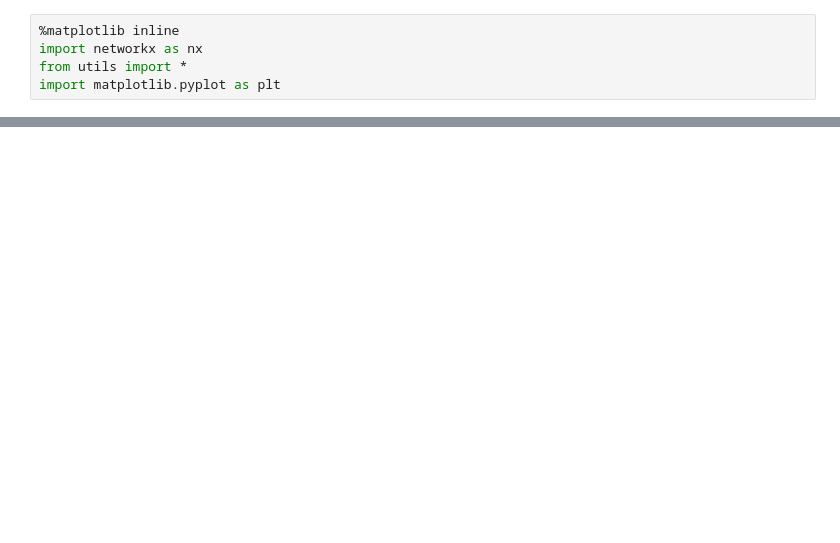
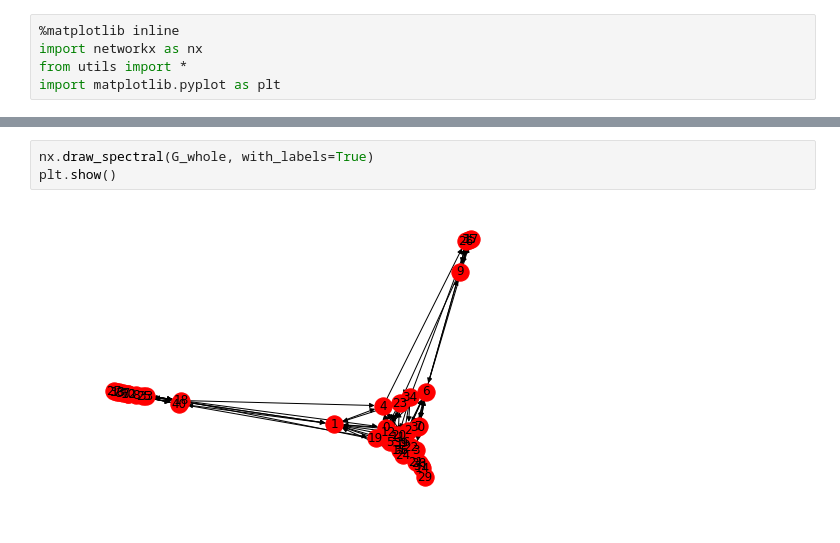
Before and after one commit to maxbrenner-ai/web-crawler-drl-gnn, a Jupyter notebook: vis-graph.ipynb, the cells around one changed output, grey strips where cells are left out. Saved outputs shown, nothing was run; the diff lists cells and outputs as text; blank space fills up the shorter version.

```diff
--- a/vis-graph.ipynb
+++ b/vis-graph.ipynb
@@ -15,0 +16,5 @@ plt.show()
+# %%
+nx.draw_spectral(G_whole, with_labels=True)
+plt.show()
+# %% [output]
+[figure, added]
```
Also changed, not shown: parts of 3 cells of this notebook, 12 other files.
